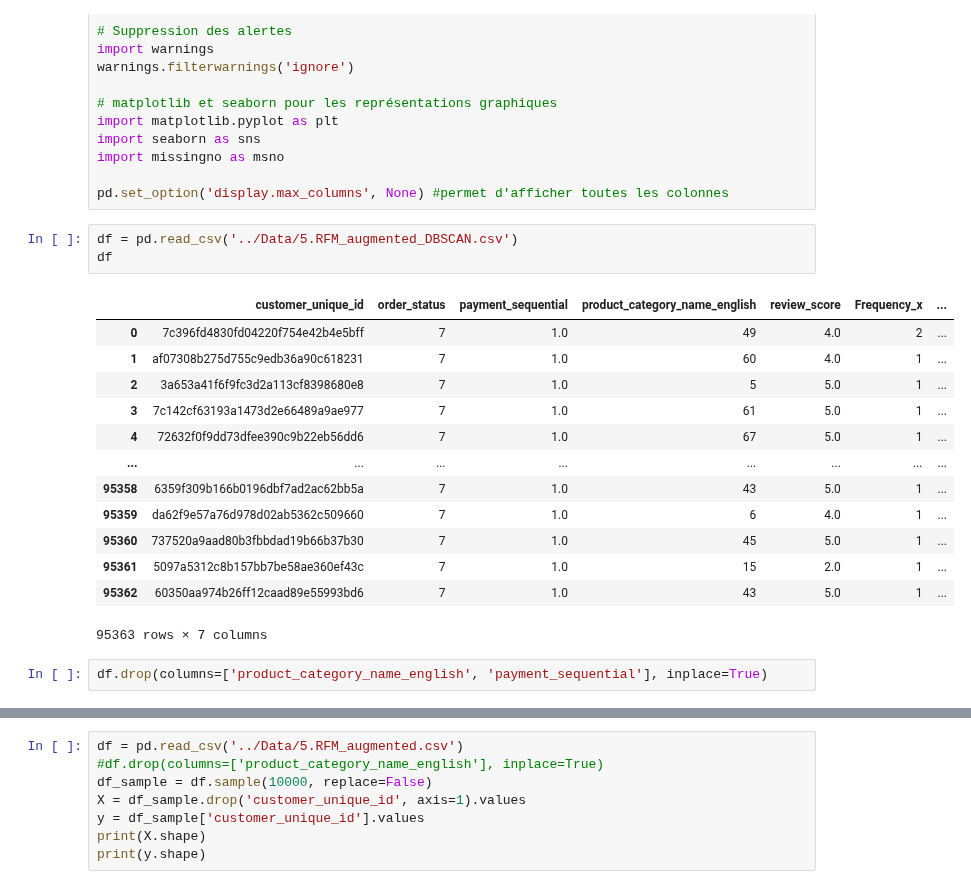
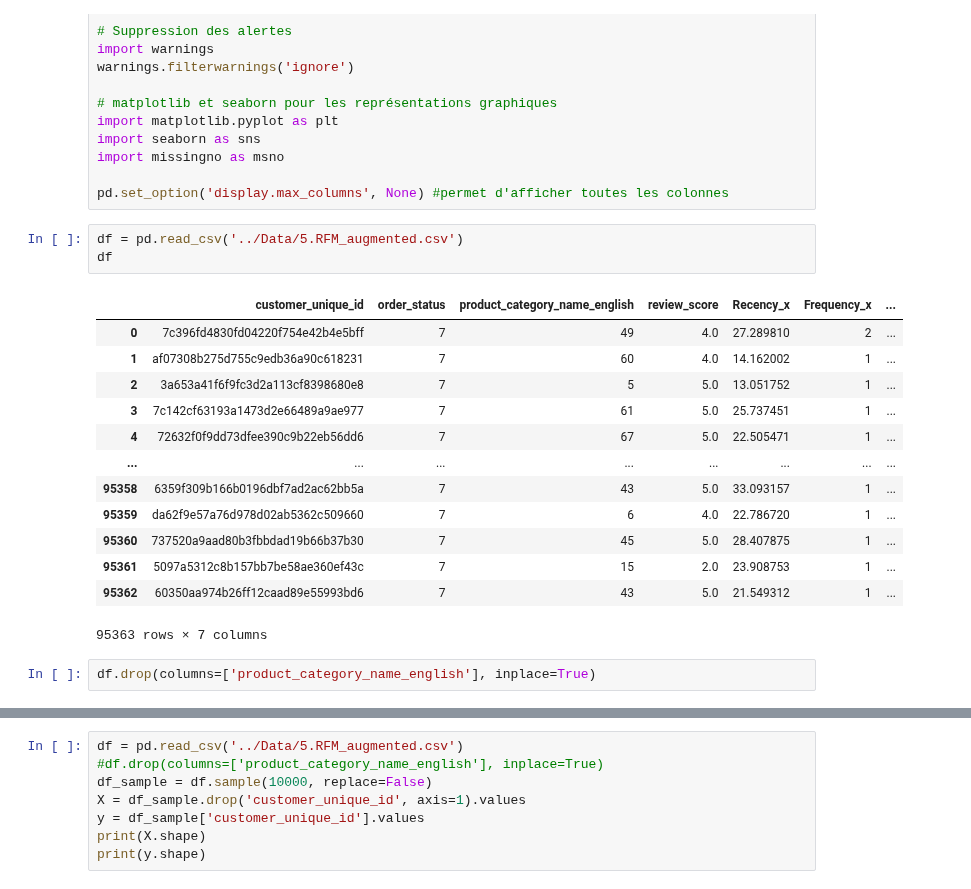
Before and after one commit to HaDock404/CustomerSegmentation, a Jupyter notebook: Notebook/6.Final_clustering_Kmeans.ipynb, the cells around one changed output, grey strips where cells are left out. Cells and saved outputs as stored; diff of their text form.

```diff
--- a/Notebook/6.Final_clustering_Kmeans.ipynb
+++ b/Notebook/6.Final_clustering_Kmeans.ipynb
@@ -20,24 +20,24 @@ import missingno as msno
 
 pd.set_option('display.max_columns', None) #permet d'afficher toutes les colonnes
 # %%
-df = pd.read_csv('../Data/5.RFM_augmented_DBSCAN.csv')
+df = pd.read_csv('../Data/5.RFM_augmented.csv')
 df
 # %% [output]
-|  | customer_unique_id | order_status | payment_sequential | product_category_name_english | review_score | Frequency_x | ... |
-| 0 | 7c396fd4830fd04220f754e42b4e5bff | 7 | 1.0 | 49 | 4.0 | 2 | ... |
-| 1 | af07308b275d755c9edb36a90c618231 | 7 | 1.0 | 60 | 4.0 | 1 | ... |
-| 2 | 3a653a41f6f9fc3d2a113cf8398680e8 | 7 | 1.0 | 5 | 5.0 | 1 | ... |
-| 3 | 7c142cf63193a1473d2e66489a9ae977 | 7 | 1.0 | 61 | 5.0 | 1 | ... |
-| 4 | 72632f0f9dd73dfee390c9b22eb56dd6 | 7 | 1.0 | 67 | 5.0 | 1 | ... |
+|  | customer_unique_id | order_status | product_category_name_english | review_score | Recency_x | Frequency_x | ... |
+| 0 | 7c396fd4830fd04220f754e42b4e5bff | 7 | 49 | 4.0 | 27.289810 | 2 | ... |
+| 1 | af07308b275d755c9edb36a90c618231 | 7 | 60 | 4.0 | 14.162002 | 1 | ... |
+| 2 | 3a653a41f6f9fc3d2a113cf8398680e8 | 7 | 5 | 5.0 | 13.051752 | 1 | ... |
+| 3 | 7c142cf63193a1473d2e66489a9ae977 | 7 | 61 | 5.0 | 25.737451 | 1 | ... |
+| 4 | 72632f0f9dd73dfee390c9b22eb56dd6 | 7 | 67 | 5.0 | 22.505471 | 1 | ... |
 | ... | ... | ... | ... | ... | ... | ... | ... |
-| 95358 | 6359f309b166b0196dbf7ad2ac62bb5a | 7 | 1.0 | 43 | 5.0 | 1 | ... |
-| 95359 | da62f9e57a76d978d02ab5362c509660 | 7 | 1.0 | 6 | 4.0 | 1 | ... |
-| 95360 | 737520a9aad80b3fbbdad19b66b37b30 | 7 | 1.0 | 45 | 5.0 | 1 | ... |
-| 95361 | 5097a5312c8b157bb7be58ae360ef43c | 7 | 1.0 | 15 | 2.0 | 1 | ... |
-| 95362 | 60350aa974b26ff12caad89e55993bd6 | 7 | 1.0 | 43 | 5.0 | 1 | ... |
+| 95358 | 6359f309b166b0196dbf7ad2ac62bb5a | 7 | 43 | 5.0 | 33.093157 | 1 | ... |
+| 95359 | da62f9e57a76d978d02ab5362c509660 | 7 | 6 | 4.0 | 22.786720 | 1 | ... |
+| 95360 | 737520a9aad80b3fbbdad19b66b37b30 | 7 | 45 | 5.0 | 28.407875 | 1 | ... |
+| 95361 | 5097a5312c8b157bb7be58ae360ef43c | 7 | 15 | 2.0 | 23.908753 | 1 | ... |
+| 95362 | 60350aa974b26ff12caad89e55993bd6 | 7 | 43 | 5.0 | 21.549312 | 1 | ... |
 95363 rows × 7 columns
 # %%
-df.drop(columns=['product_category_name_english', 'payment_sequential'], inplace=True)
+df.drop(columns=['product_category_name_english'], inplace=True)
 # %%
 df
 # %% [output]
```
Also changed, not shown: parts of 11 cells of this notebook, 7 other files.
